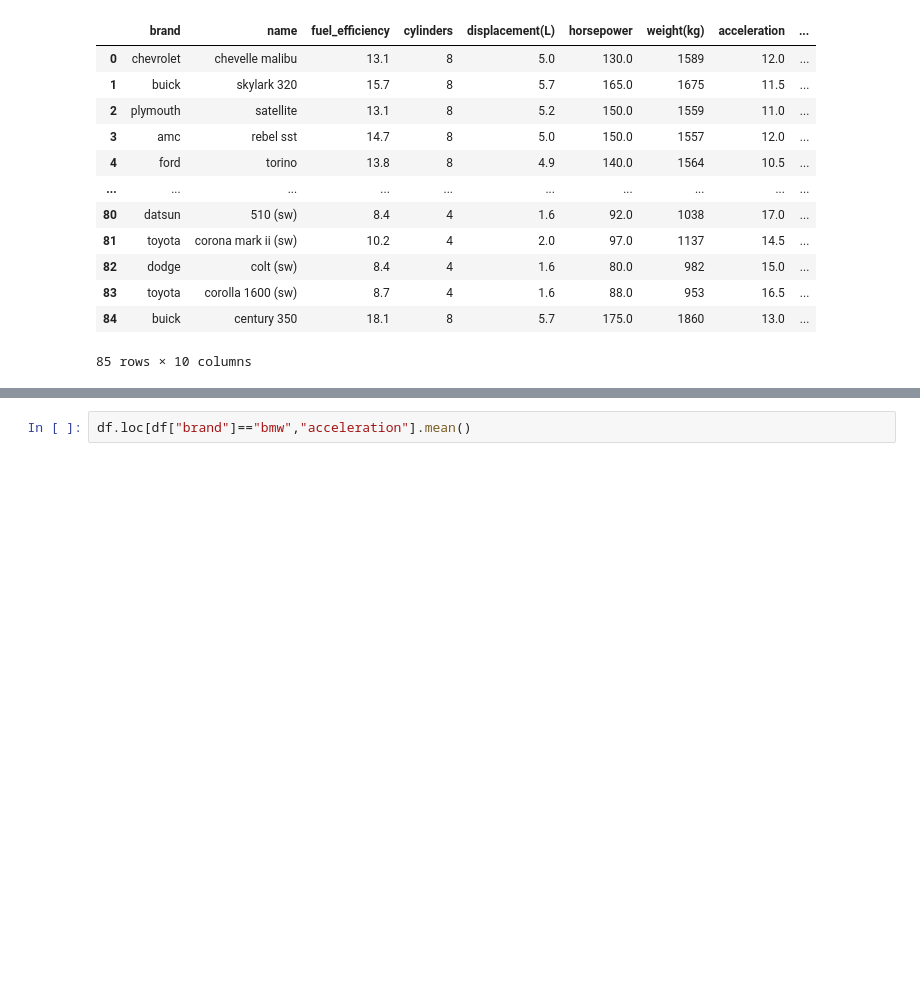
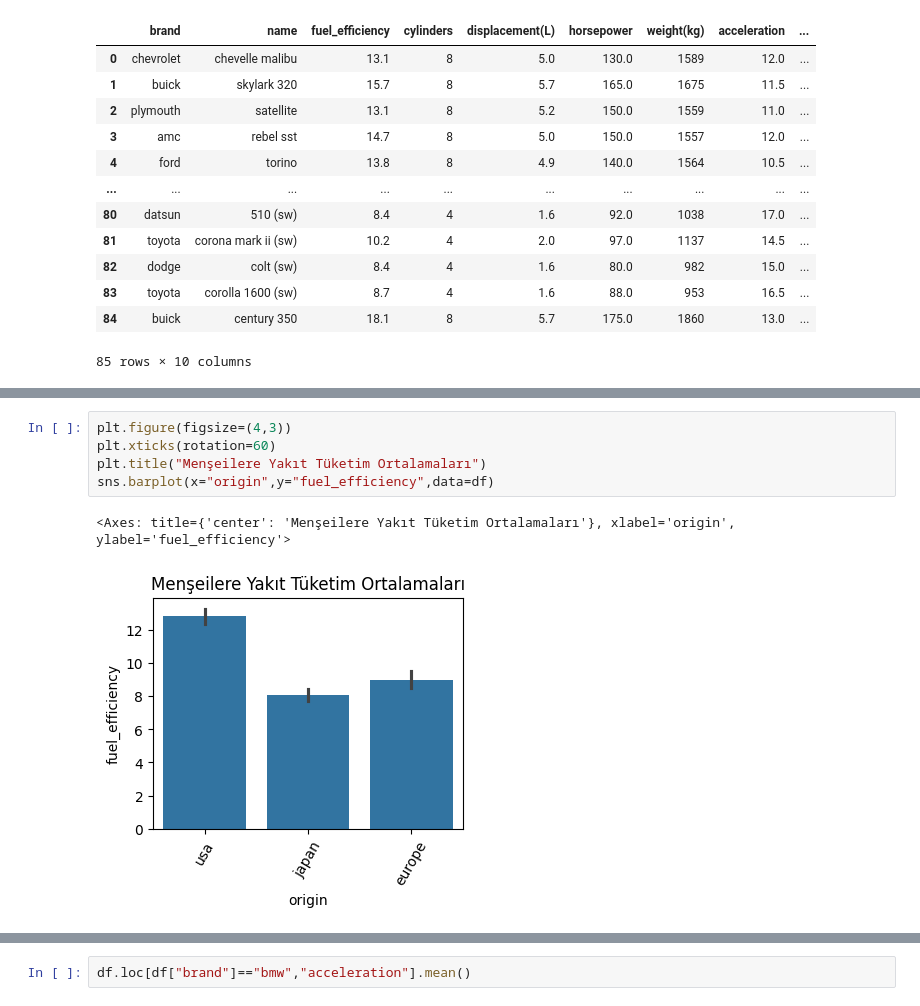
Before and after one commit to Melfo03/Car_information_dataset_analysis, a Jupyter notebook: exploratory_data_analysis.ipynb, the cells around one changed output, grey strips where cells are left out. Cells and saved outputs as stored; diff of their text form; blank space fills up the shorter version.

```diff
--- a/exploratory_data_analysis.ipynb
+++ b/exploratory_data_analysis.ipynb
@@ -33 +33,9 @@ sns.barplot(x="brand",y="acceleration",data=df)
+# %%
+plt.figure(figsize=(4,3))
+plt.xticks(rotation=60)
+plt.title("Menşeilere Yakıt Tüketim Ortalamaları")
+sns.barplot(x="origin",y="fuel_efficiency",data=df)
+# %% [output]
+<Axes: title={'center': 'Menşeilere Yakıt Tüketim Ortalamaları'}, xlabel='origin', ylabel='fuel_efficiency'>
+[figure, added]
 # %%
```
Also changed, not shown: parts of 16 cells of this notebook, 2 other files.
